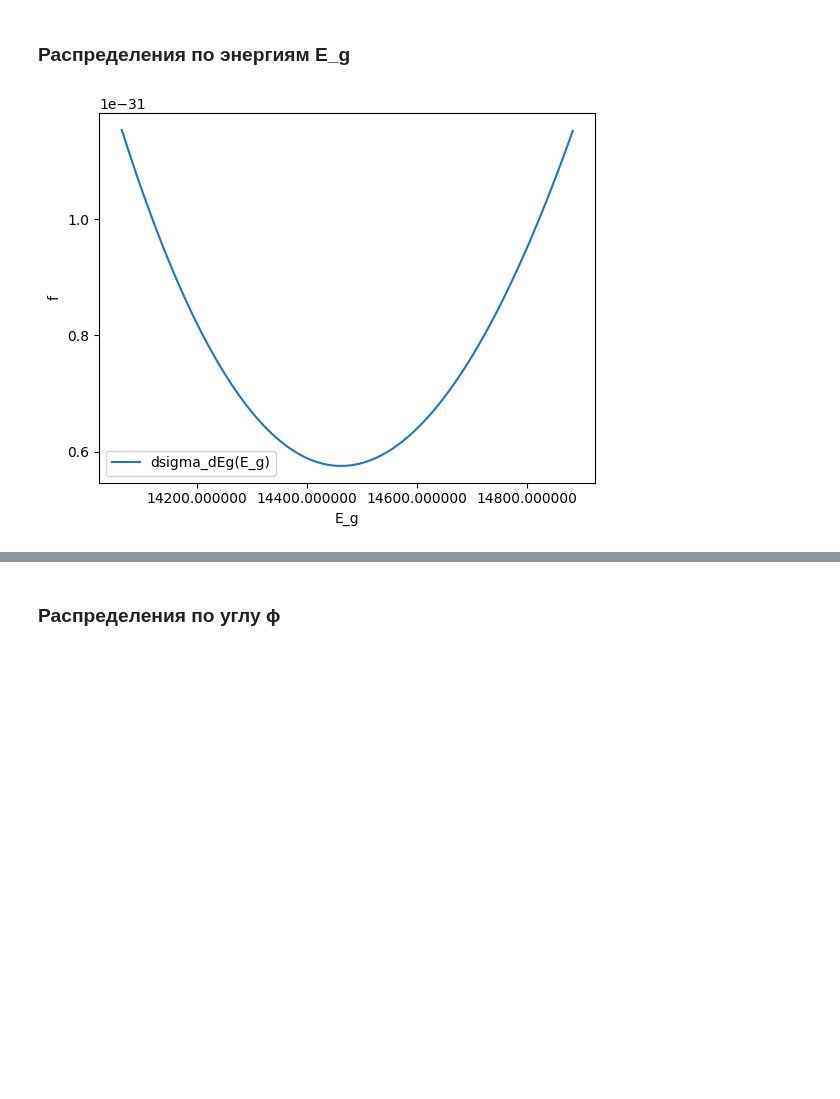
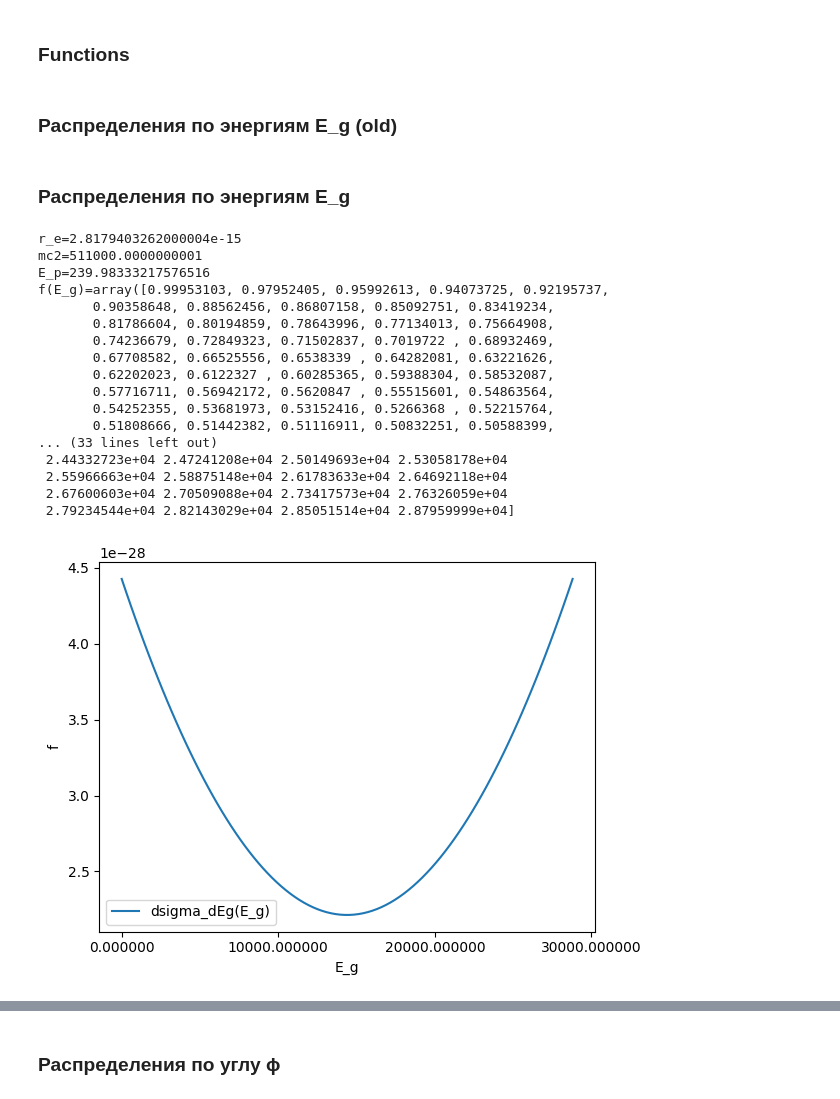
Before and after one commit to reatlaz/G4InverseComptonScattering, a Jupyter notebook: plots.ipynb, the cells around one changed output, grey strips where cells are left out. Saved outputs shown, nothing was run; the diff lists cells and outputs as text; code cells hidden in the pictures; blank space fills up the shorter version.

```diff
--- a/plots.ipynb
+++ b/plots.ipynb
@@ -3,15 +3,20 @@ import numpy as np
 import matplotlib.pyplot as plt
 from math import pi, cos, floor, ceil, sqrt
 import random
-# mc2 = 511.0
-# E_p = 0.002
-mc2 = 511000.0
-E_p = 2.0
 
+CC = 2.9979 * 10 ** 10  # cm/s
+CM = 511 * 10 ** 3 / (CC ** 2)
+PLANCK = 6.58212 * 10 ** -16 # eV*s
+LAMBDA = 1.03 * 10 ** -4  # cm
+
+Ep1 = PLANCK * 2 * pi * CC / LAMBDA
+print(f'{Ep1=}')
+E_p = Ep1
+mc2 = CM * CC * CC
 # r_e = 1.0 # радиус электрона
 r_e = 2.8179403262 * 10 ** -15
 
-P_t = 1.
-tau = 0
+# P_t = 1.
+# tau = 0
 
-theta_LCS = 0
+theta_LCS = pi
@@ -18 +25,3 @@ theta_LCS = 0
+# %% [markdown]
+### Functions
 # %%
@@ -59,0 +53,2 @@ def lorentz_transform(e_1, gammaCM):
+# %% [markdown]
+### Распределения по энергиям E_g (old)
@@ -60,34 +85,54 @@ def lorentz_transform(e_1, gammaCM):
 # %% [markdown]
 ### Распределения по энергиям E_g
 # %%
+# без отклонения/лобовое
+gammaCM = 60
+betaCM = sqrt(1. - 1./gammaCM/gammaCM)
+
+
+Ep2 = Ep1 * gammaCM * (1. + betaCM)
+E_p = Ep2
+
+# Ep1 = PLANCK * 2 * pi * CC / LAMBDA
+Ep1 = 2.
+Ep2 = Ep1 * gammaCM * (1. + betaCM)
+E_p = Ep2
+
 plt.figure(num=0, dpi=100)
-gammaCM = 7500
-betaCM = sqrt(1. - 1./gammaCM/gammaCM)
-sz2 = np.cos(theta_LCS)
 
-E_p = lorentz_transform(E_p, 61)
-# E_g = lorentz_transform(E_g, 2)
-xlist = np.linspace(E_p/(1.0 + 2.0*E_p/mc2), E_p, 100)
-# xlist = np.linspace(E_p/(1.0 + 2.0*E_p/mc2), E_p, 100)
-# xlist = np.linspace(lorentz_transform(E_p/(1.0 + 2.0*E_p/mc2), gammaCM), lorentz_transform(E_p, gammaCM), 100)
+xlist1 = np.linspace(E_p/(1.0 + 2.0*E_p/mc2), E_p, 100)
+xlist2 = lorentz2(xlist1, E_p=Ep2, gamma=gammaCM)
 
-# xlist = np.linspace(E_p/(1.0 + 2.0*E_p/mc2), E_p, 100)
-
-ylist = dsigma_dEg(xlist)
-# ylist = dsigma_dEg_dphi(xlist, pi/6)
-# plt.plot(xlist, ylist, label='dsigma_dEg_dphi(E_g)')
-plt.plot(xlist, ylist, label='dsigma_dEg(E_g)')
+ylist = dsigma_dEg(xlist1)
+print(pi)
+print(xlist2)
+plt.plot(xlist2, ylist, label='dsigma_dEg(E_g)')
 plt.xlabel('E_g')
 plt.ylabel('f')
 plt.legend()
-# plt.title('y=x^2')
 
-from matplotlib.ticker import ScalarFormatter, FormatStrFormatter
+from matplotlib.ticker import FormatStrFormatter
 plt.locator_params(axis='both', nbins=6)
 ax = plt.gca()
 
-# x_formatter = ScalarFormatter(useOffset=False)
 x_formatter = FormatStrFormatter('%.6f')
 ax.xaxis.set_major_formatter(x_formatter)
 # %% [output]
+r_e=2.8179403262000004e-15
+mc2=511000.0000000001
+E_p=239.98333217576516
+f(E_g)=array([0.99953103, 0.97952405, 0.95992613, 0.94073725, 0.92195737,
+       0.90358648, 0.88562456, 0.86807158, 0.85092751, 0.83419234,
+       0.81786604, 0.80194859, 0.78643996, 0.77134013, 0.75664908,
+       0.74236679, 0.72849323, 0.71502837, 0.7019722 , 0.68932469,
+       0.67708582, 0.66525556, 0.6538339 , 0.64282081, 0.63221626,
+       0.62202023, 0.6122327 , 0.60285365, 0.59388304, 0.58532087,
+       0.57716711, 0.56942172, 0.5620847 , 0.55515601, 0.54863564,
+       0.54252355, 0.53681973, 0.53152416, 0.5266368 , 0.52215764,
+       0.51808666, 0.51442382, 0.51116911, 0.50832251, 0.50588399,
+... (33 lines left out)
+ 2.44332723e+04 2.47241208e+04 2.50149693e+04 2.53058178e+04
+ 2.55966663e+04 2.58875148e+04 2.61783633e+04 2.64692118e+04
+ 2.67600603e+04 2.70509088e+04 2.73417573e+04 2.76326059e+04
+ 2.79234544e+04 2.82143029e+04 2.85051514e+04 2.87959999e+04]
-[figure, old version]
+[figure, new version]
```
Also changed, not shown: parts of 5 cells of this notebook, 2 other files.
